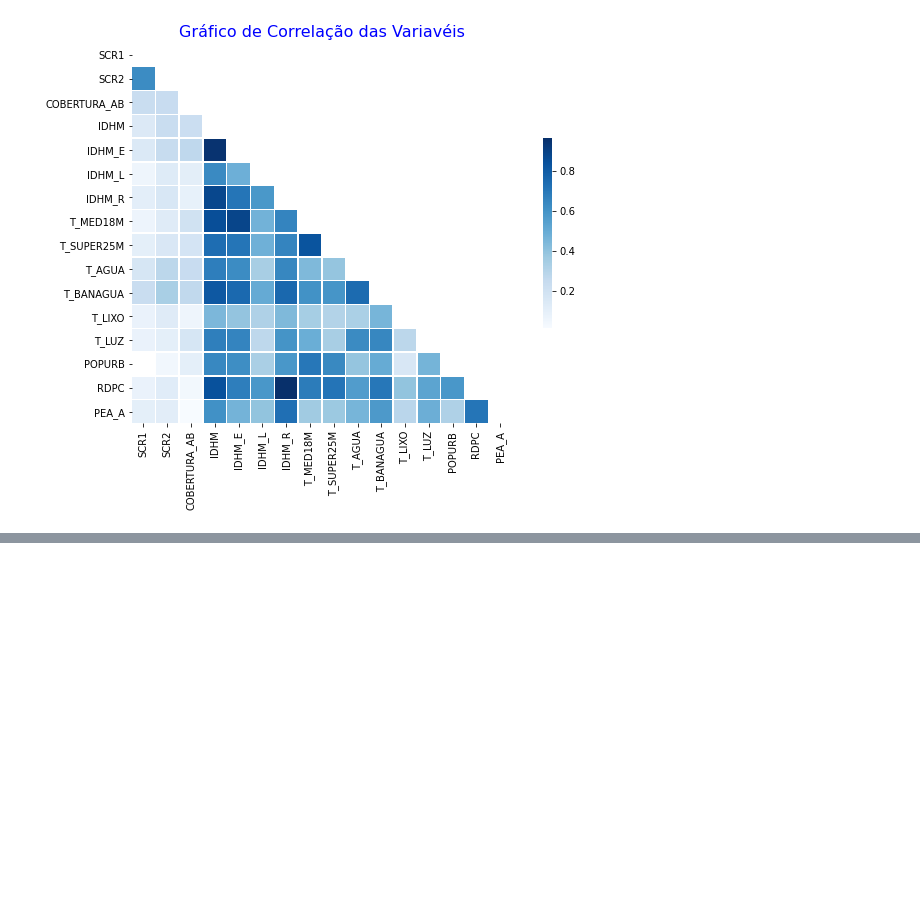
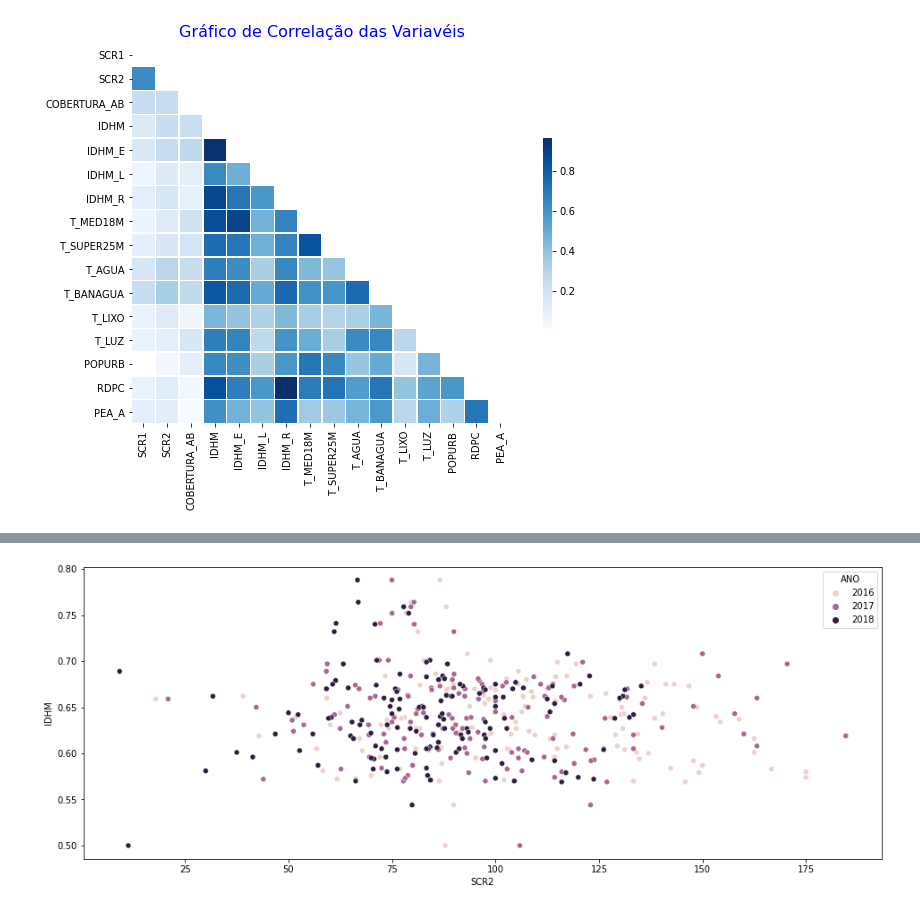
Before and after one commit to lucasmbribeiro/estudos-ciencia-dados, a Jupyter notebook: Open Data Day 2021/AED_Final.ipynb, the cells around one changed output, grey strips where cells are left out. Drawn from its saved outputs; the diff is of its cells as text; code cells hidden in the pictures; blank space fills up the shorter version.

```diff
--- a/Open Data Day 2021/AED_Final.ipynb
+++ b/Open Data Day 2021/AED_Final.ipynb
@@ -58,0 +83,11 @@ fig.show()
+# %%
+ax = sns.scatterplot(
+    x="SCR2"
+    , y="IDHM"
+    , hue='ANO'
+    ,data=df_filtro[df_filtro['UF'] == 'Tocantins']
+)
+
+ax.figure.set_size_inches(16,6)
+# %% [output]
+[figure, added]
```
Also changed, not shown: parts of 29 cells of this notebook, 1 other file.
